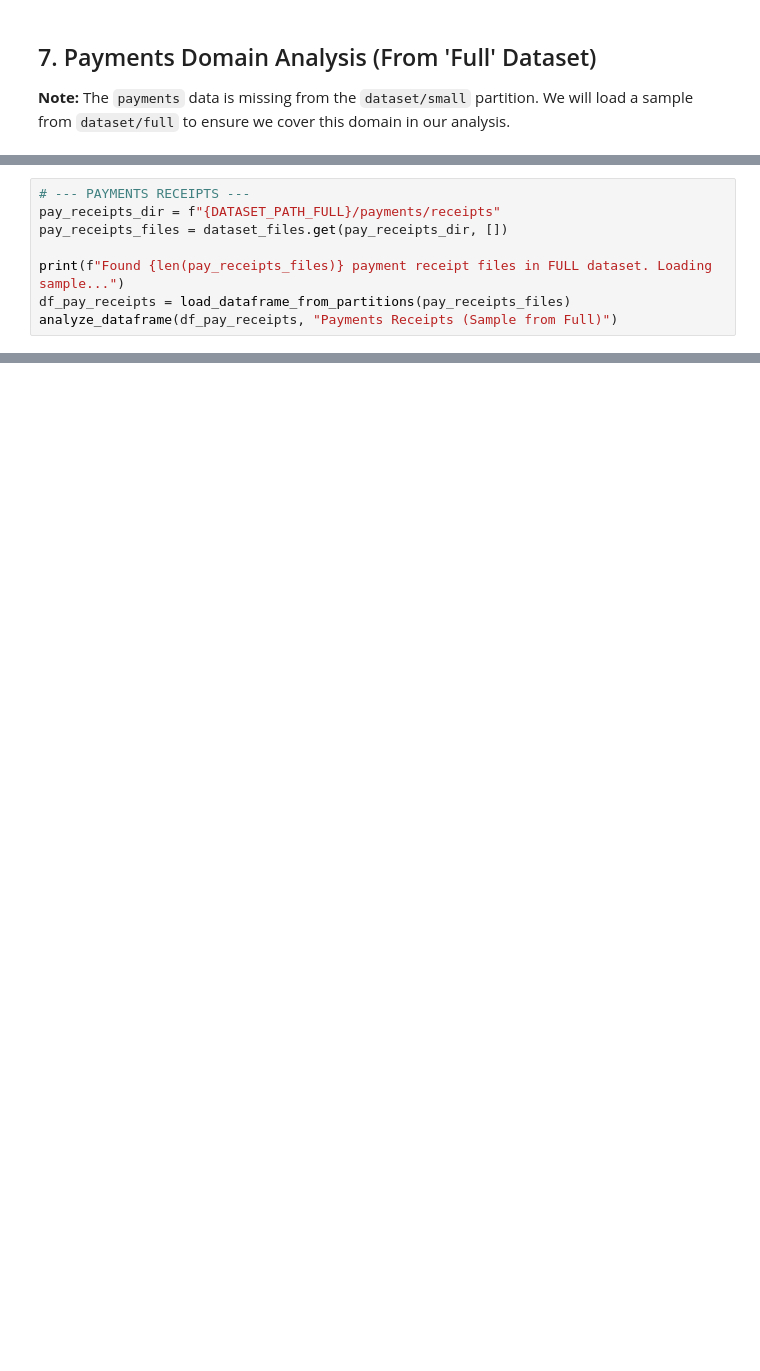
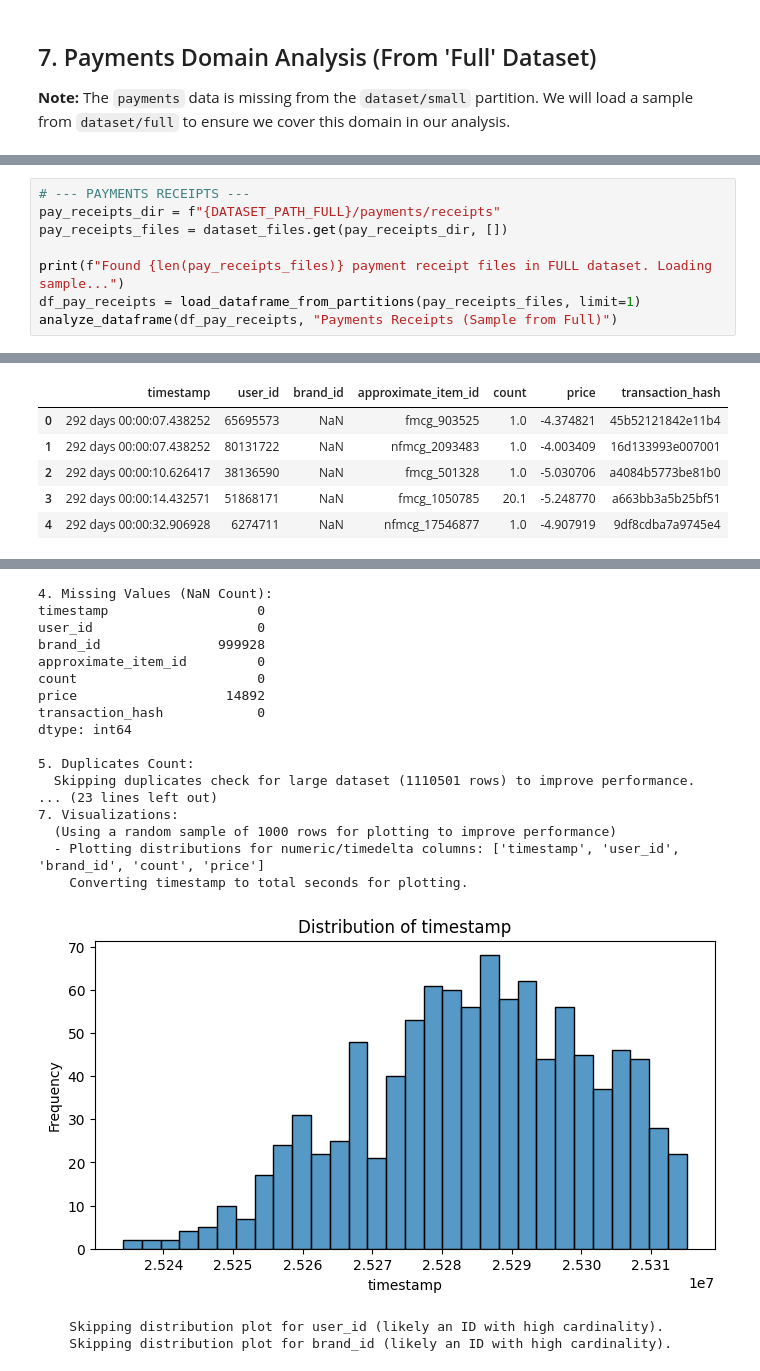
Before and after one commit to NatBrian/customer-transaction, a Jupyter notebook: analysis.ipynb, the cells around one changed output, grey strips where cells are left out. Saved outputs shown, nothing was run; the diff lists cells and outputs as text; blank space fills up the shorter version.

```diff
--- a/analysis.ipynb
+++ b/analysis.ipynb
@@ -310,5 +841,6 @@ pay_receipts_dir = f"{DATASET_PATH_FULL}/payments/receipts"
 pay_receipts_files = dataset_files.get(pay_receipts_dir, [])
 
 print(f"Found {len(pay_receipts_files)} payment receipt files in FULL dataset. Loading sample...")
-df_pay_receipts = load_dataframe_from_partitions(pay_receipts_files)
+df_pay_receipts = load_dataframe_from_partitions(pay_receipts_files, limit=1)
 analyze_dataframe(df_pay_receipts, "Payments Receipts (Sample from Full)")
+# %% [output]
@@ -314,0 +856,6 @@ analyze_dataframe(df_pay_receipts, "Payments Receipts (Sample from Full)")
+|  | timestamp | user_id | brand_id | approximate_item_id | count | price | transaction_hash |
+| 0 | 292 days 00:00:07.438252 | 65695573 | NaN | fmcg_903525 | 1.0 | -4.374821 | 45b52121842e11b4 |
+| 1 | 292 days 00:00:07.438252 | 80131722 | NaN | nfmcg_2093483 | 1.0 | -4.003409 | 16d133993e007001 |
+| 2 | 292 days 00:00:10.626417 | 38136590 | NaN | fmcg_501328 | 1.0 | -5.030706 | a4084b5773be81b0 |
+| 3 | 292 days 00:00:14.432571 | 51868171 | NaN | fmcg_1050785 | 20.1 | -5.248770 | a663bb3a5b25bf51 |
+| 4 | 292 days 00:00:32.906928 | 6274711 | NaN | nfmcg_17546877 | 1.0 | -4.907919 | 9df8cdba7a9745e4 |
@@ -314,0 +888,20 @@ analyze_dataframe(df_pay_receipts, "Payments Receipts (Sample from Full)")
+4. Missing Values (NaN Count):
+timestamp                   0
+user_id                     0
+brand_id               999928
+approximate_item_id         0
+count                       0
+price                   14892
+transaction_hash            0
+dtype: int64
+
+5. Duplicates Count:
+  Skipping duplicates check for large dataset (1110501 rows) to improve performance.
+... (23 lines left out)
+7. Visualizations:
+  (Using a random sample of 1000 rows for plotting to improve performance)
+  - Plotting distributions for numeric/timedelta columns: ['timestamp', 'user_id', 'brand_id', 'count', 'price']
+    Converting timestamp to total seconds for plotting.
+[figure, added]
+    Skipping distribution plot for user_id (likely an ID with high cardinality).
+    Skipping distribution plot for brand_id (likely an ID with high cardinality).
```
Also changed, not shown: parts of 15 cells of this notebook.
